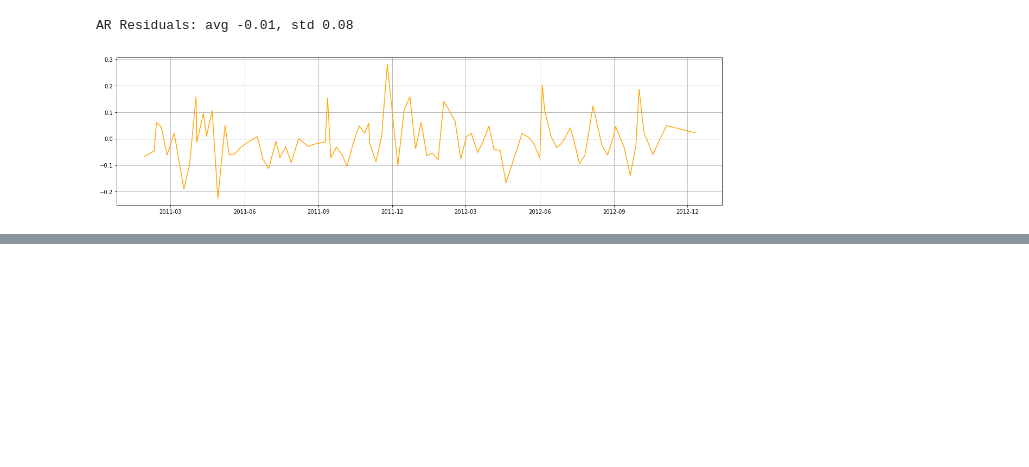
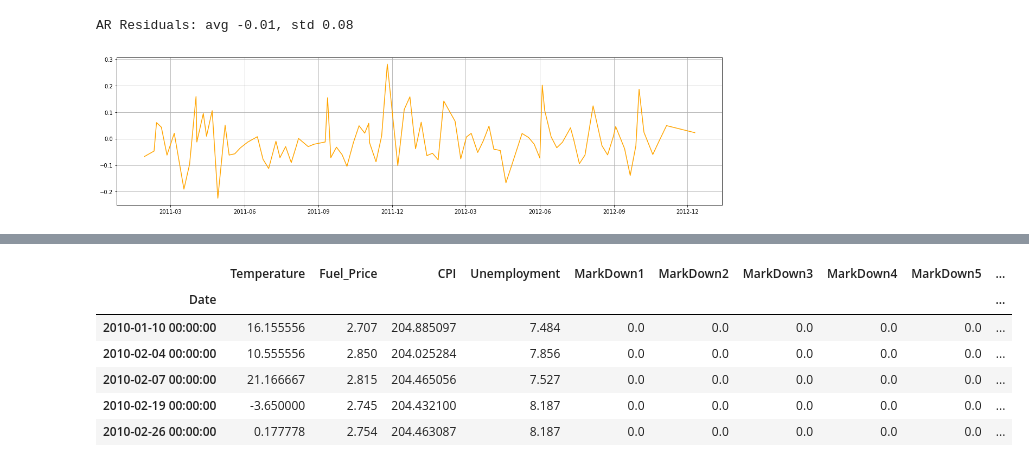
Before and after one commit to opread/retail_kaggle, a Jupyter notebook: retail_sales_forecast_v4.ipynb, the cells around one changed output, grey strips where cells are left out. Cells and saved outputs as stored; diff of their text form; code cells hidden in the pictures; blank space fills up the shorter version.

```diff
--- a/retail_sales_forecast_v4.ipynb
+++ b/retail_sales_forecast_v4.ipynb
@@ -255,0 +276,13 @@ df20_ext.head()
+# %%
+# shift sales by 1 week
+df20_ext = pd.concat([df20_ext,df20.shift(-1)], axis=1)
+df20_ext = df20_ext.rename(index=str, columns={"Weekly_Sales": "SalesShift1"})
+df20_ext.head()
+# %% [output]
+|  | Temperature | Fuel_Price | CPI | Unemployment | MarkDown1 | MarkDown2 | MarkDown3 | MarkDown4 | MarkDown5 | ... |
+| Date |  |  |  |  |  |  |  |  |  | ... |
+| 2010-01-10 00:00:00 | 16.155556 | 2.707 | 204.885097 | 7.484 | 0.0 | 0.0 | 0.0 | 0.0 | 0.0 | ... |
+| 2010-02-04 00:00:00 | 10.555556 | 2.850 | 204.025284 | 7.856 | 0.0 | 0.0 | 0.0 | 0.0 | 0.0 | ... |
+| 2010-02-07 00:00:00 | 21.166667 | 2.815 | 204.465056 | 7.527 | 0.0 | 0.0 | 0.0 | 0.0 | 0.0 | ... |
+| 2010-02-19 00:00:00 | -3.650000 | 2.745 | 204.432100 | 8.187 | 0.0 | 0.0 | 0.0 | 0.0 | 0.0 | ... |
+| 2010-02-26 00:00:00 | 0.177778 | 2.754 | 204.463087 | 8.187 | 0.0 | 0.0 | 0.0 | 0.0 | 0.0 | ... |
```
Also changed, not shown: parts of 8 cells of this notebook.
